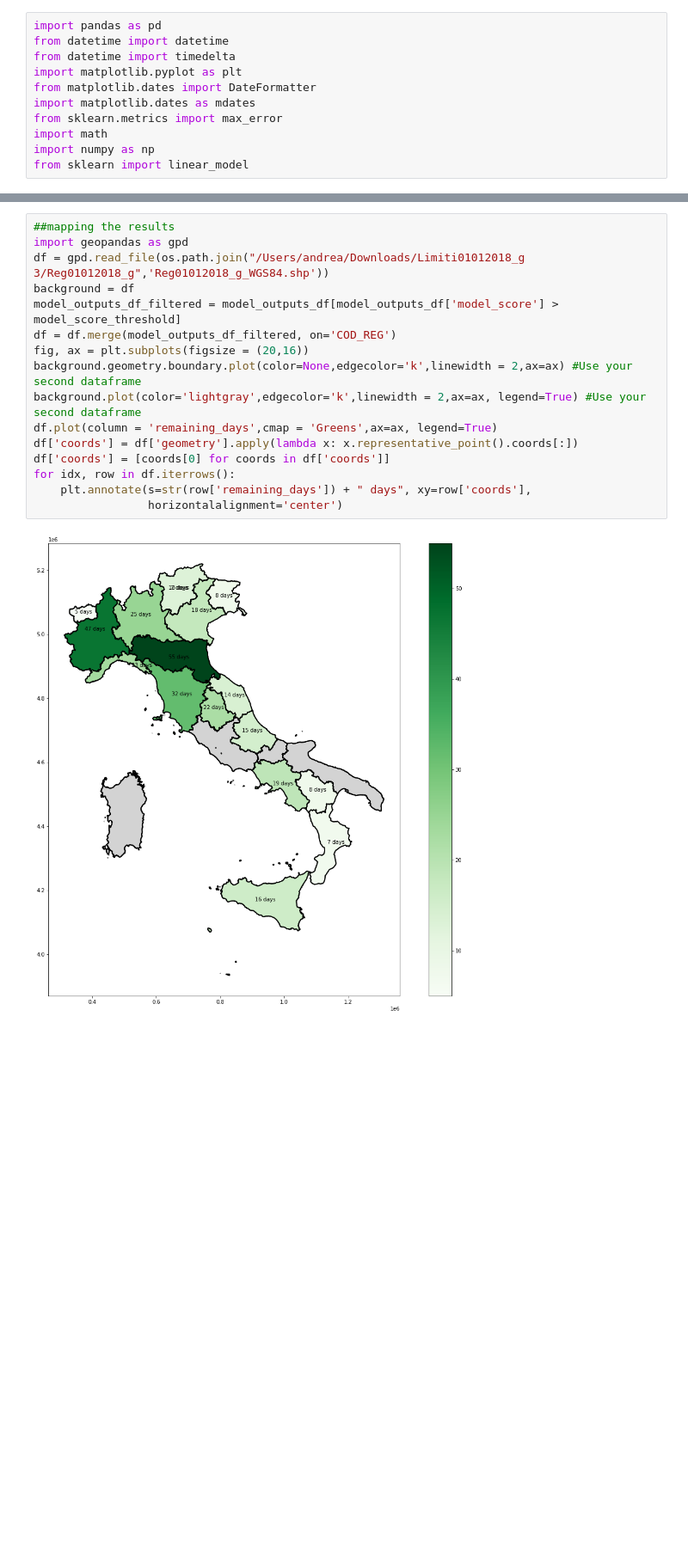
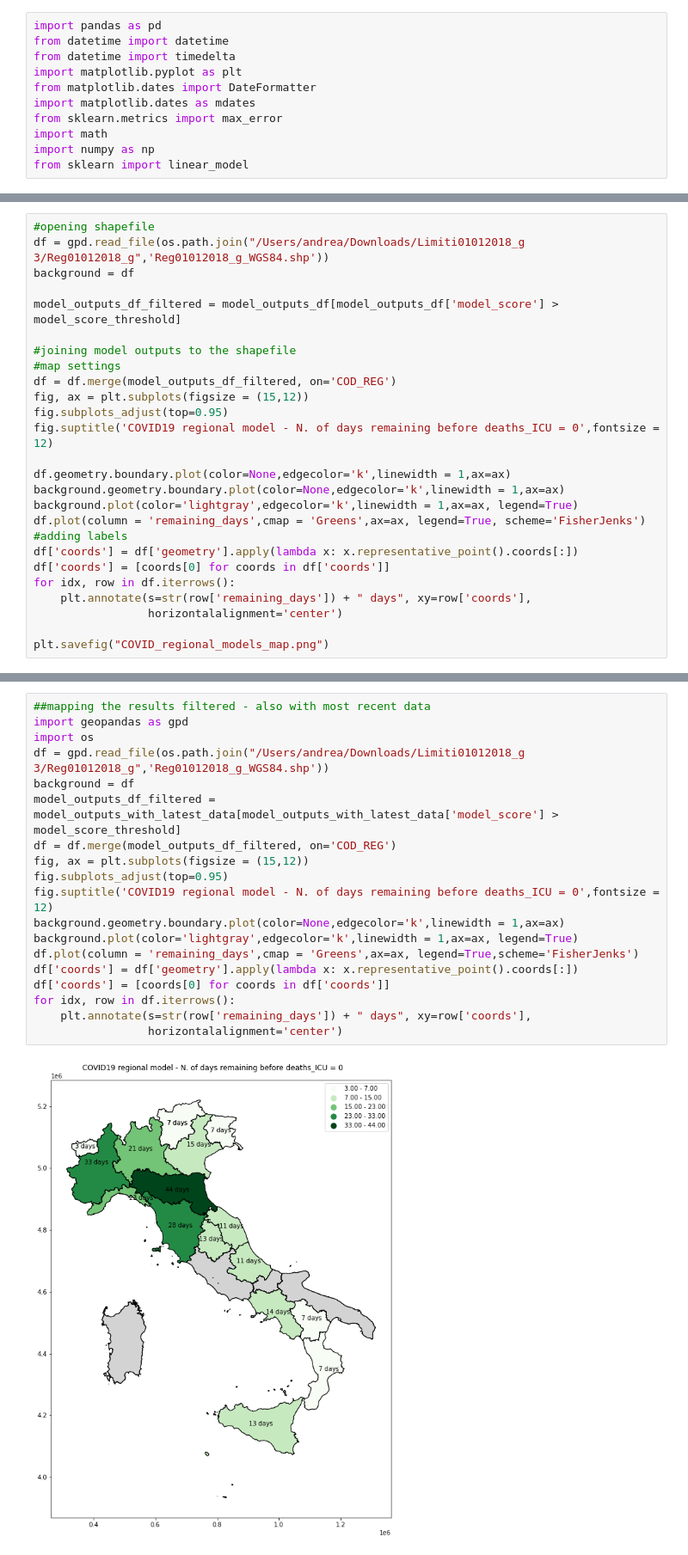
Before and after one commit to Andrampa/covid_analysis, a Jupyter notebook: Modeling_COVID19_epidemic_regional_breakdown.ipynb, the cells around one changed output, grey strips where cells are left out. Shown at 86% size. Cells and saved outputs as stored; diff of their text form; blank space fills up the shorter version.

```diff
--- a/Modeling_COVID19_epidemic_regional_breakdown.ipynb
+++ b/Modeling_COVID19_epidemic_regional_breakdown.ipynb
@@ -215,0 +290,26 @@ Score : 0.88462868442894
+# %%
+#opening shapefile
+df = gpd.read_file(os.path.join("/Users/andrea/Downloads/Limiti01012018_g 3/Reg01012018_g",'Reg01012018_g_WGS84.shp'))
+background = df
+
+model_outputs_df_filtered = model_outputs_df[model_outputs_df['model_score'] > model_score_threshold]
+
+#joining model outputs to the shapefile
+#map settings
+df = df.merge(model_outputs_df_filtered, on='COD_REG')
+fig, ax = plt.subplots(figsize = (15,12))
+fig.subplots_adjust(top=0.95)
+fig.suptitle('COVID19 regional model - N. of days remaining before deaths_ICU = 0',fontsize = 12)
+
+df.geometry.boundary.plot(color=None,edgecolor='k',linewidth = 1,ax=ax)
+background.geometry.boundary.plot(color=None,edgecolor='k',linewidth = 1,ax=ax)
+background.plot(color='lightgray',edgecolor='k',linewidth = 1,ax=ax, legend=True)
+df.plot(column = 'remaining_days',cmap = 'Greens',ax=ax, legend=True, scheme='FisherJenks')
+#adding labels
+df['coords'] = df['geometry'].apply(lambda x: x.representative_point().coords[:])
+df['coords'] = [coords[0] for coords in df['coords']]
+for idx, row in df.iterrows():
+    plt.annotate(s=str(row['remaining_days']) + " days", xy=row['coords'],
+                 horizontalalignment='center')
+
+plt.savefig("COVID_regional_models_map.png")
@@ -216,18 +318,21 @@ Score : 0.88462868442894
 # %%
-##mapping the results
+##mapping the results filtered - also with most recent data
 import geopandas as gpd
+import os
 df = gpd.read_file(os.path.join("/Users/andrea/Downloads/Limiti01012018_g 3/Reg01012018_g",'Reg01012018_g_WGS84.shp'))
 background = df
-model_outputs_df_filtered = model_outputs_df[model_outputs_df['model_score'] > model_score_threshold]
+model_outputs_df_filtered = model_outputs_with_latest_data[model_outputs_with_latest_data['model_score'] > model_score_threshold]
 df = df.merge(model_outputs_df_filtered, on='COD_REG')
-fig, ax = plt.subplots(figsize = (20,16))
-background.geometry.boundary.plot(color=None,edgecolor='k',linewidth = 2,ax=ax) #Use your second dataframe
-background.plot(color='lightgray',edgecolor='k',linewidth = 2,ax=ax, legend=True) #Use your second dataframe
-df.plot(column = 'remaining_days',cmap = 'Greens',ax=ax, legend=True)
+fig, ax = plt.subplots(figsize = (15,12))
+fig.subplots_adjust(top=0.95)
+fig.suptitle('COVID19 regional model - N. of days remaining before deaths_ICU = 0',fontsize = 12)
+background.geometry.boundary.plot(color=None,edgecolor='k',linewidth = 1,ax=ax)
+background.plot(color='lightgray',edgecolor='k',linewidth = 1,ax=ax, legend=True)
+df.plot(column = 'remaining_days',cmap = 'Greens',ax=ax, legend=True,scheme='FisherJenks')
 df['coords'] = df['geometry'].apply(lambda x: x.representative_point().coords[:])
 df['coords'] = [coords[0] for coords in df['coords']]
 for idx, row in df.iterrows():
     plt.annotate(s=str(row['remaining_days']) + " days", xy=row['coords'],
                  horizontalalignment='center')
 # %% [output]
-[figure, old version]
+[figure, new version]
```
Also changed, not shown: parts of 17 cells of this notebook.
